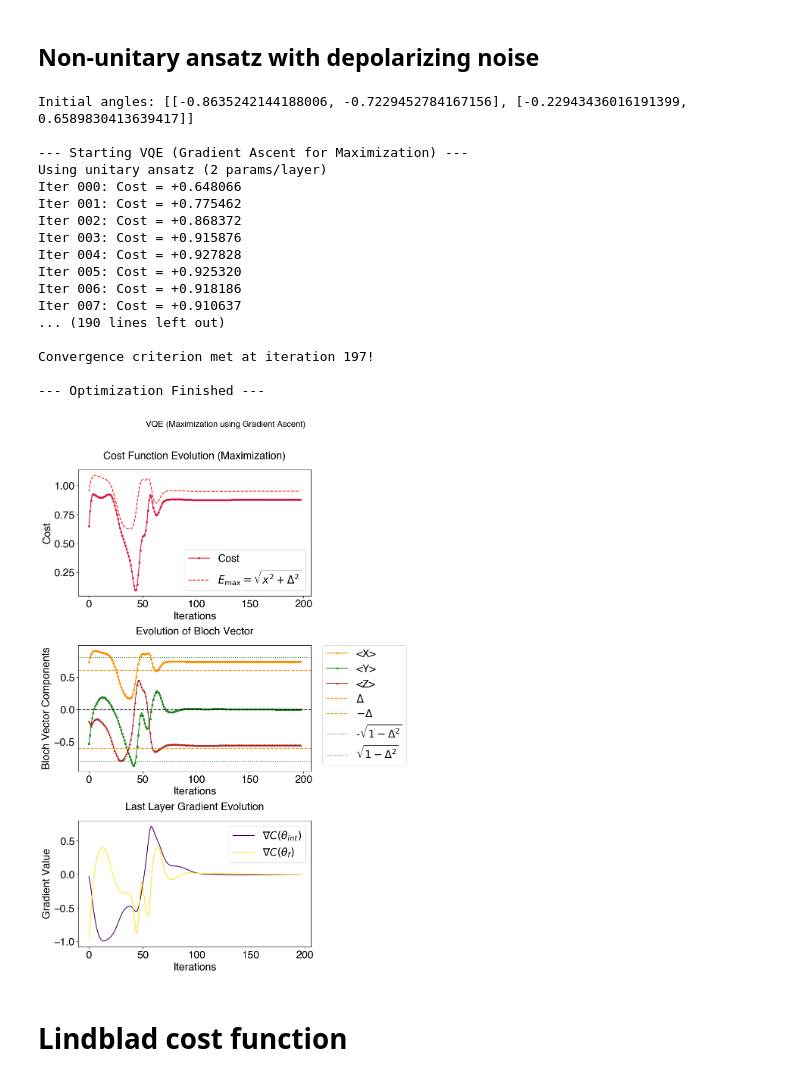
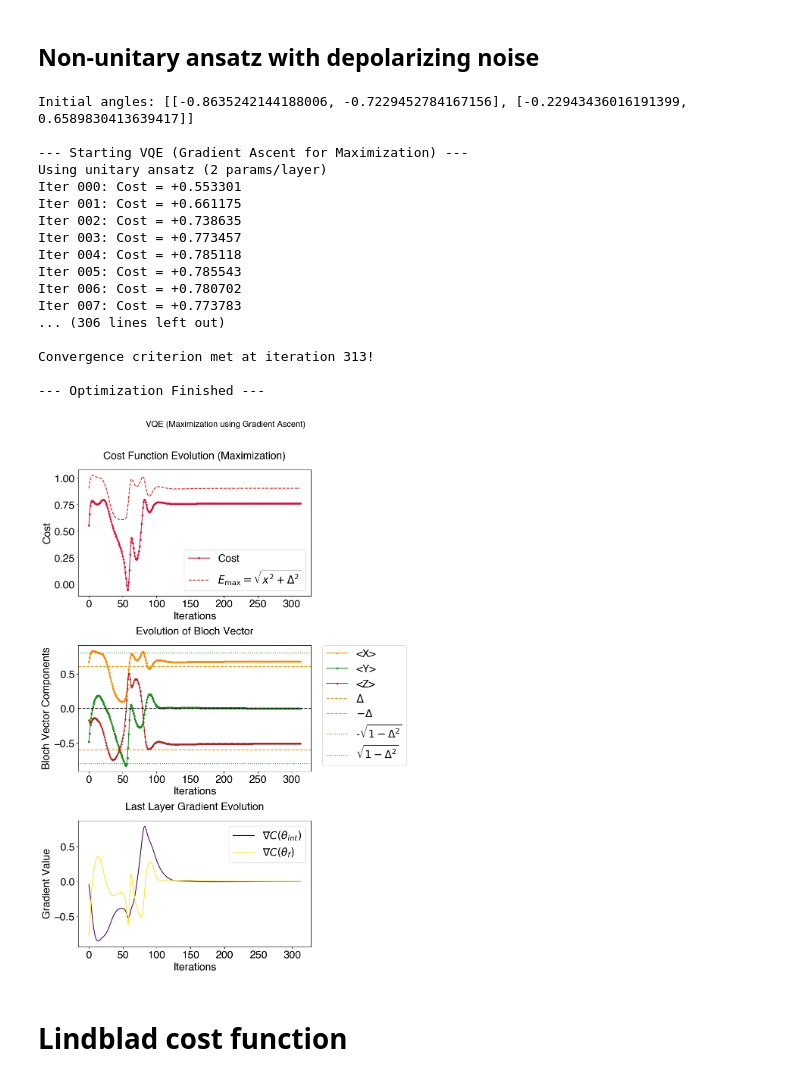
Before and after one commit to psasanka1729/VQA, a Jupyter notebook: [NOISY_AFM]find_ground_state_energy_cost_function.ipynb, the cells around one changed output. Cells and saved outputs as stored; diff of their text form; code cells hidden in the pictures.

```diff
--- a/[NOISY_AFM]find_ground_state_energy_cost_function.ipynb
+++ b/[NOISY_AFM]find_ground_state_energy_cost_function.ipynb
@@ -488,25 +488,29 @@ class NonUnitaryVQE:
             if not self.is_dissipative:
                 E_int, E_f = evolvers[0][l], evolvers[1][l]
 
-                # Grad theta_int
-                rho_pre_U = D @ rho_before_layer
-                x_pre_U, y_pre_U, z_pre_U = self._get_bloch_vector(self._unvectorize(rho_pre_U))
-                deriv_mat_local = x_pre_U * (y_pre_U * self.Z - z_pre_U * self.Y)
-                deriv_vec_local = self._vectorize(deriv_mat_local)
-                prop_from_int = D @ E_f
-                d_rho_final = propagator_after_layer @ prop_from_int @ deriv_vec_local
-                grads[l][0] = compute_gradient_from_drho(d_rho_final)
+                # --- Gradient for theta_int (matches unitary version) ---
+                y_before_gate = bloch_history[l][1]
+                z_before_gate = bloch_history[l][2]
+                x_for_hamiltonian = x_history[l]
+                d_rho_at_gate_mat = x_for_hamiltonian * (y_before_gate * self.Z - z_before_gate * self.Y)
+                d_rho_at_gate_vec = self._vectorize(d_rho_at_gate_mat)
+                propagate_superop = propagator_after_layer @ D @ E_f @ D
+                d_rho_final_vec_int = propagate_superop @ d_rho_at_gate_vec
+                grads[l][0] = compute_gradient_from_drho(d_rho_final_vec_int)
 
-                # Grad theta_f
-                rho_post_f = E_f @ E_int @ D @ rho_before_layer
-                deriv_vec_local = self._L_f_ansatz() @ rho_post_f
-                prop_from_f = D
-                d_rho_final = propagator_after_layer @ prop_from_f @ deriv_vec_local
-                grads[l][1] = compute_gradient_from_drho(d_rho_final)
+                # --- Gradient for theta_f (matches unitary version) ---
+                A_f = D
+                B_f = E_f @ D @ E_int @ D
+                L_f = self._L_f_ansatz()
+                dM_dtheta_f = A_f @ L_f @ B_f
+                d_rho_in_layer_f = dM_dtheta_f @ rho_before_layer
+                d_rho_final_vec_f = propagator_after_layer @ d_rho_in_layer_f
+                grads[l][1] = compute_gradient_from_drho(d_rho_final_vec_f)
 
             else:
                 E_int, E_f, E_rel, E_dep = evolvers[0][l], evolvers[1][l], evolvers[2][l], evolvers[3][l]
 
+                # --- Gradient for theta_int ---
                 rho_pre_int = D @ rho_before_layer
                 x_pre_int, y_pre_int, z_pre_int = self._get_bloch_vector(self._unvectorize(rho_pre_int))
                 deriv_mat_local = x_pre_int * (y_pre_int * self.Z - z_pre_int * self.Y)
@@ -515,18 +519,21 @@ class NonUnitaryVQE:
                 d_rho_final = propagator_after_layer @ prop_from_int @ deriv_vec_local
                 grads[l][0] = compute_gradient_from_drho(d_rho_final)
 
+                # --- Gradient for theta_f ---
                 rho_post_f = E_f @ D @ E_int @ D @ rho_before_layer
                 deriv_vec_local = self._L_f_ansatz() @ rho_post_f
                 prop_from_f = D @ E_dep @ D @ E_rel @ D
                 d_rho_final = propagator_after_layer @ prop_from_f @ deriv_vec_local
                 grads[l][1] = compute_gradient_from_drho(d_rho_final)
 
+                # --- Gradient for theta_rel ---
                 rho_post_rel = E_rel @ D @ E_f @ D @ E_int @ D @ rho_before_layer
                 deriv_vec_local = self._L_rel_ansatz() @ rho_post_rel
                 prop_from_rel = D @ E_dep @ D
                 d_rho_final = propagator_after_layer @ prop_from_rel @ deriv_vec_local
                 grads[l][2] = compute_gradient_from_drho(d_rho_final)
 
+                # --- Gradient for theta_dep ---
                 rho_post_dep = E_dep @ D @ E_rel @ D @ E_f @ D @ E_int @ D @ rho_before_layer
                 deriv_vec_local = self._L_dep_ansatz() @ rho_post_dep
                 prop_from_dep = D
@@ -556,7 +563,7 @@ class NonUnitaryVQE:
             x_history.append(x_current)
             bloch_history.append((x_current, y_current, z_current))
 
-            # This is the same x used in the simpler unitary program
+            # Apply gates with correct noise placement
             E_int = expm(theta_int * self._L_int_ansatz(x_current))
             E_f   = expm(theta_f   * self._L_f_ansatz())
 
@@ -565,11 +572,12 @@ class NonUnitaryVQE:
                 E_dep = expm(theta_dep * self._L_dep_ansatz())
                 M = D @ E_dep @ D @ E_rel @ D @ E_f @ D @ E_int @ D
             else:
-                U = E_f @ E_int
-                M = D @ U @ D
+                # Match unitary version: D @ E_f @ D @ E_int @ D
+                M = D @ E_f @ D @ E_int @ D
 
             rho_vec = M @ rho_vec
 
+            # Normalize density matrix
             rho_mat_temp = self._unvectorize(rho_vec)
             trace_val = np.trace(rho_mat_temp.toarray())
             if abs(trace_val) > 1e-12:
@@ -708,49 +716,49 @@ if __name__ == '__main__':
         Delta=0.6,
         gamma_r=0.0,  # Set to 0 for unitary behavior
         gamma_d=0.0,  # Set to 0 for unitary behavior
-        gamma_depol=0.005
+        gamma_depol=0.007
     )
 
     n_layers = 2
     np.random.seed(1729)
 
     # Dynamically determine number of parameters needed
     n_params = vqe.n_params
     initial_angles = [
         [np.random.uniform(-1.5, 1.5) for _ in range(n_params)]
         for _ in range(n_layers)
     ]
     print(f"Initial angles: {initial_angles}")
 
     best_angles, best_cost, cost_history, rho_history = vqe.run_vqa(
         n_layers=n_layers,
         initial_angles=initial_angles,
         learning_rate=0.1,
-        max_iterations=300,
+        max_iterations=500,
         tolerance=1e-7,
         clip_threshold=1.0
     )
 
     vqe.plot_results()
 # %% [output]
 Initial angles: [[-0.8635242144188006, -0.7229452784167156], [-0.22943436016191399, 0.6589830413639417]]
 
 --- Starting VQE (Gradient Ascent for Maximization) ---
 Using unitary ansatz (2 params/layer)
-Iter 000: Cost = +0.648066
-Iter 001: Cost = +0.775462
-Iter 002: Cost = +0.868372
-Iter 003: Cost = +0.915876
-Iter 004: Cost = +0.927828
-Iter 005: Cost = +0.925320
-Iter 006: Cost = +0.918186
-Iter 007: Cost = +0.910637
-... (190 lines left out)
+Iter 000: Cost = +0.553301
+Iter 001: Cost = +0.661175
+Iter 002: Cost = +0.738635
+Iter 003: Cost = +0.773457
+Iter 004: Cost = +0.785118
+Iter 005: Cost = +0.785543
+Iter 006: Cost = +0.780702
+Iter 007: Cost = +0.773783
+... (306 lines left out)
 
-Convergence criterion met at iteration 197!
+Convergence criterion met at iteration 313!
 
 --- Optimization Finished ---
-[figure, old version]
+[figure, new version]
 # %% [markdown]
 # Lindblad cost function
 # %%
```
Also changed, not shown: parts of 1 cell of this notebook.
